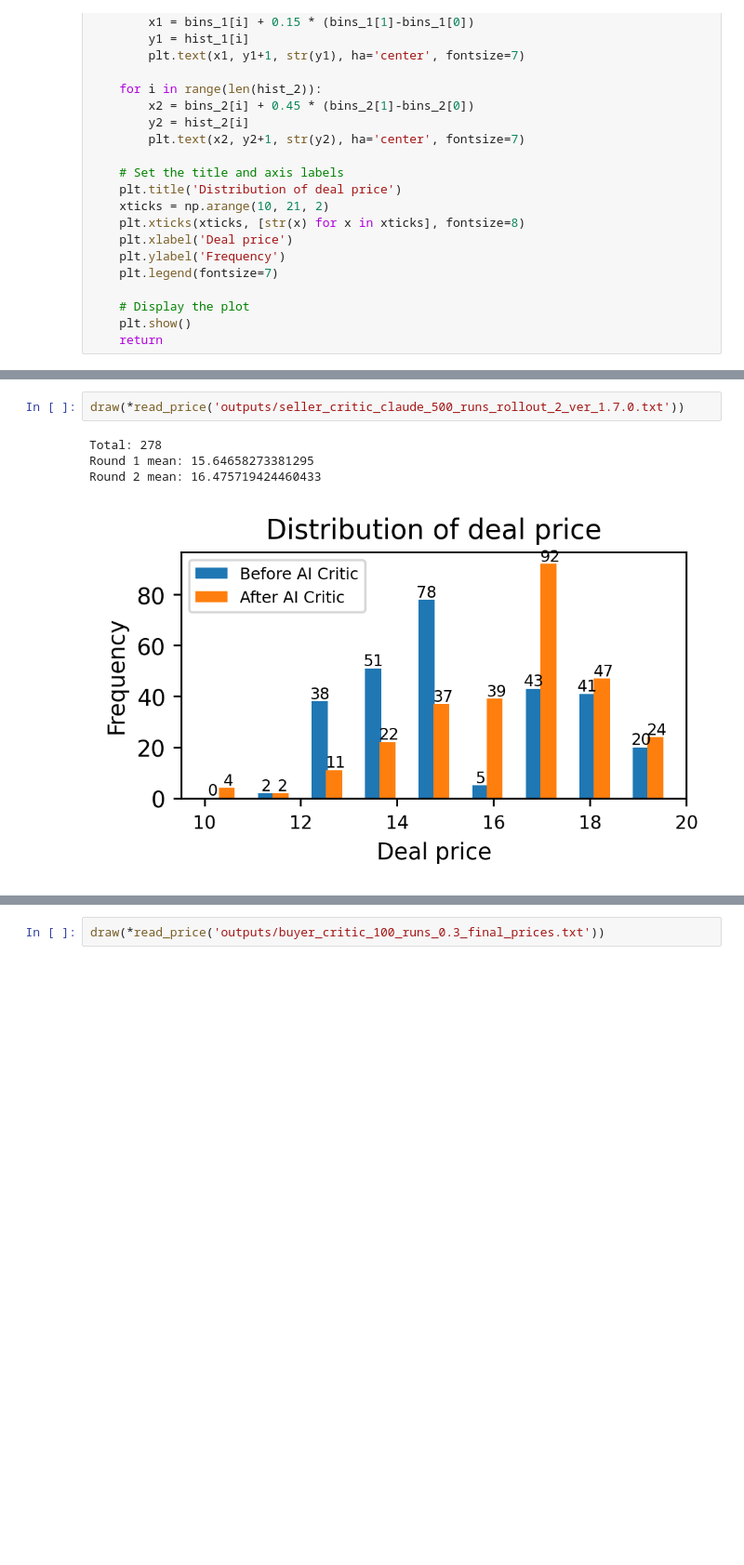
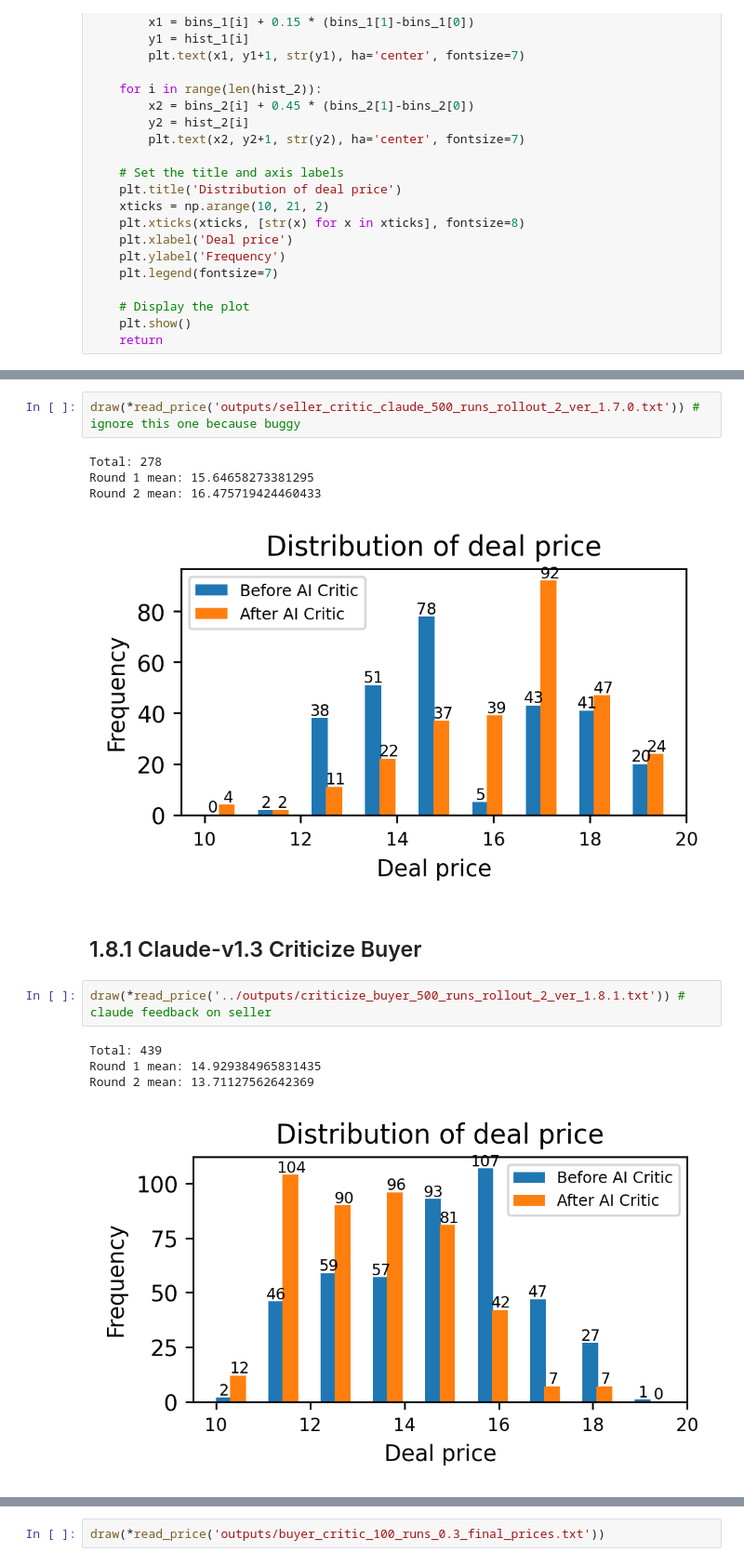
Before and after one commit to FranxYao/GPT-Bargaining, a Jupyter notebook: notebooks/draw_prices.ipynb, the cells around one changed output, grey strips where cells are left out. Shown at 93% size. Cells and saved outputs as stored; diff of their text form; blank space fills up the shorter version.

```diff
--- a/draw_prices.ipynb
+++ b/notebooks/draw_prices.ipynb
@@ -74,7 +142,16 @@ def draw(p1, p2):
 # %%
-draw(*read_price('outputs/seller_critic_claude_500_runs_rollout_2_ver_1.7.0.txt'))
+draw(*read_price('outputs/seller_critic_claude_500_runs_rollout_2_ver_1.7.0.txt')) # ignore this one because buggy
 # %% [output]
 Total: 278
 Round 1 mean: 15.64658273381295
 Round 2 mean: 16.475719424460433
 [figure]
+# %% [markdown]
+## 1.8.1 Claude-v1.3 Criticize Buyer
+# %%
+draw(*read_price('../outputs/criticize_buyer_500_runs_rollout_2_ver_1.8.1.txt')) # claude feedback on seller
+# %% [output]
+Total: 439
+Round 1 mean: 14.929384965831435
+Round 2 mean: 13.71127562642369
+[figure, added]
```
Also changed, not shown: parts of 21 cells of this notebook, 37 other files.
